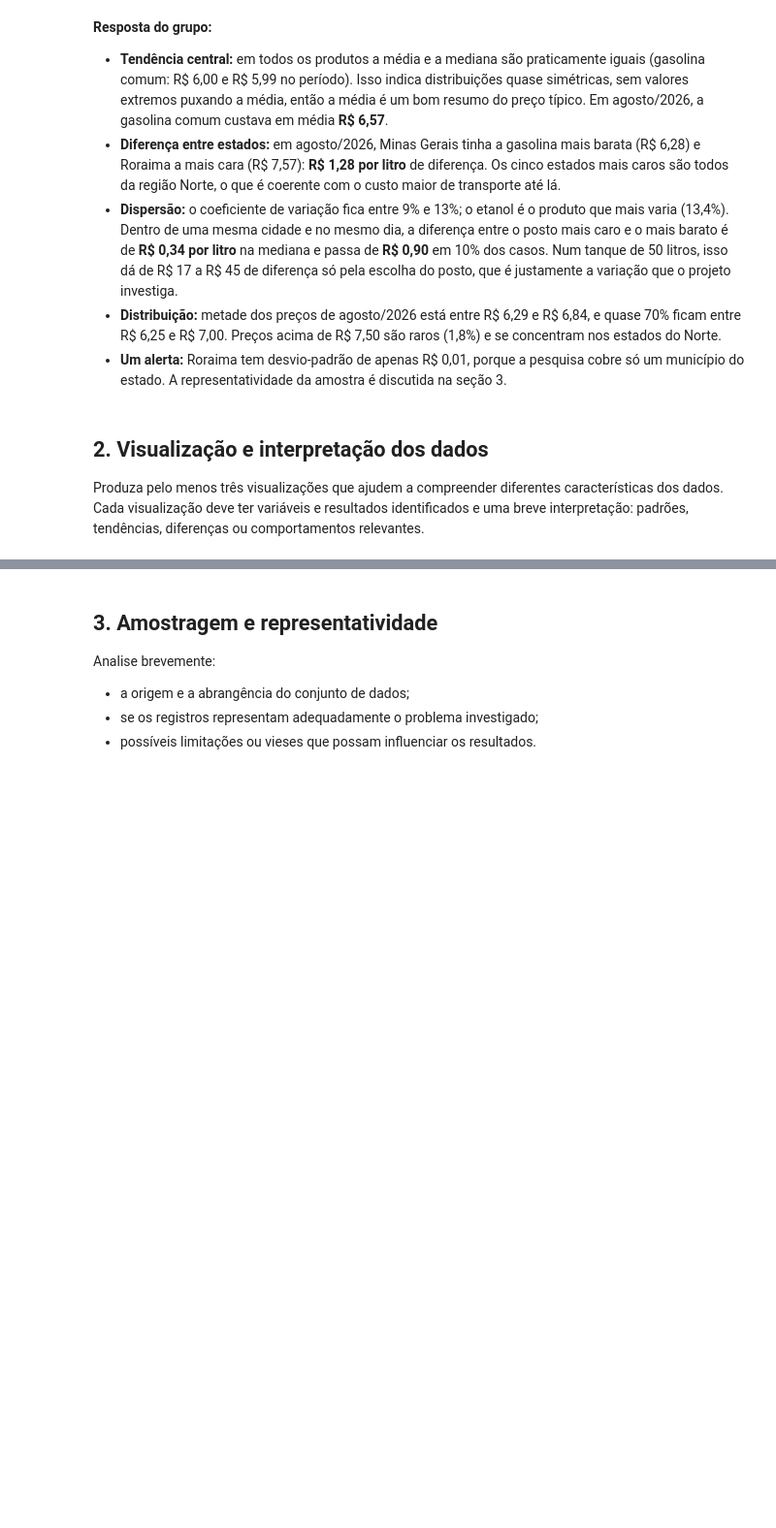
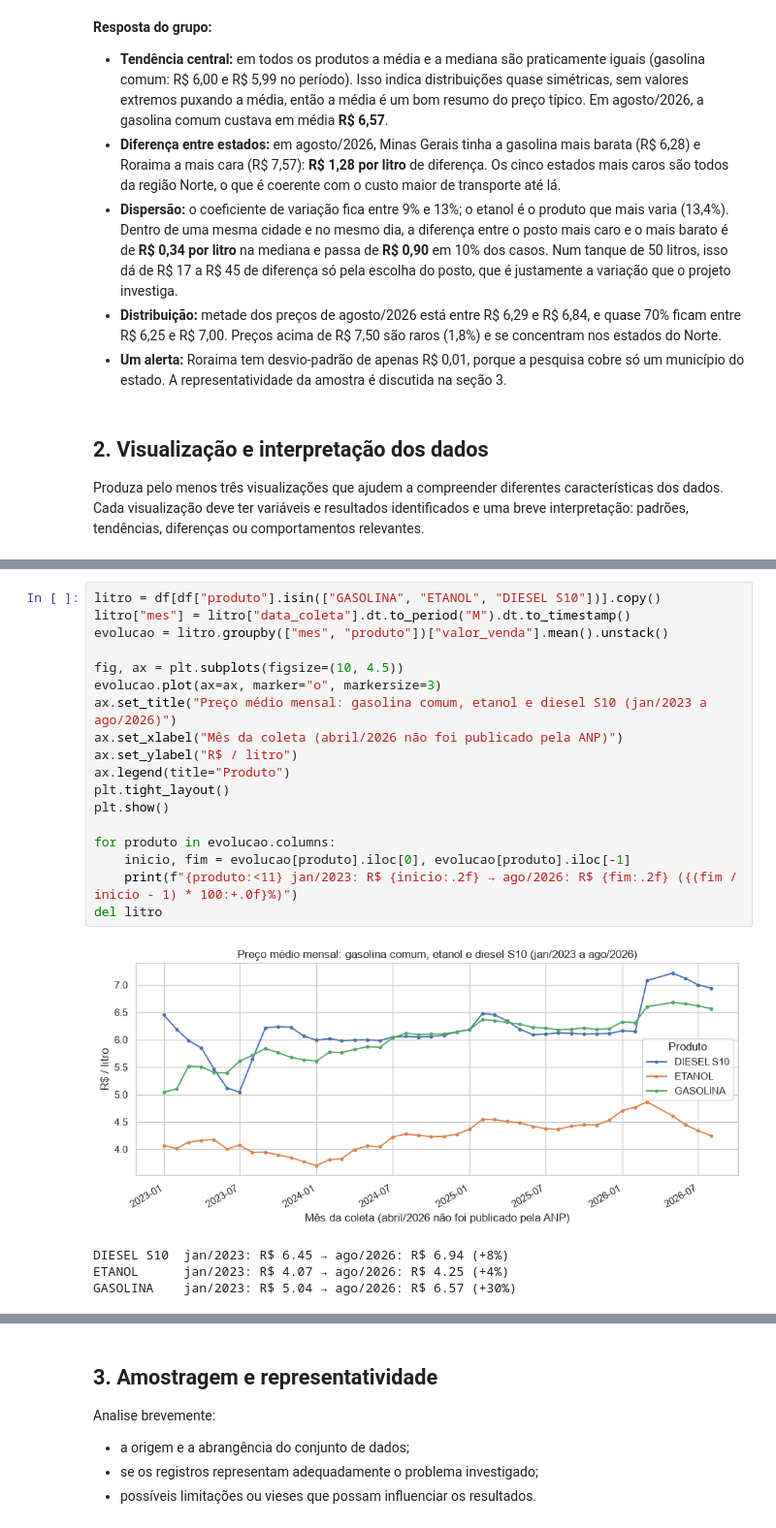
Before and after one commit to EduardoPereirabsi/PJBL01-Precos-combustiveis, a Jupyter notebook: PJBL_RA3_analise.ipynb, the cells around one changed output, grey strips where cells are left out. Shown at 97% size. Drawn from its saved outputs; the diff is of its cells as text; blank space fills up the shorter version.

Commit message:
RA3: visualizações e interpretações

```diff
--- a/PJBL_RA3_analise.ipynb
+++ b/PJBL_RA3_analise.ipynb
@@ -209,0 +208,23 @@ Produza pelo menos três visualizações que ajudem a compreender diferentes car
+# %%
+litro = df[df["produto"].isin(["GASOLINA", "ETANOL", "DIESEL S10"])].copy()
+litro["mes"] = litro["data_coleta"].dt.to_period("M").dt.to_timestamp()
+evolucao = litro.groupby(["mes", "produto"])["valor_venda"].mean().unstack()
+
+fig, ax = plt.subplots(figsize=(10, 4.5))
+evolucao.plot(ax=ax, marker="o", markersize=3)
+ax.set_title("Preço médio mensal: gasolina comum, etanol e diesel S10 (jan/2023 a ago/2026)")
+ax.set_xlabel("Mês da coleta (abril/2026 não foi publicado pela ANP)")
+ax.set_ylabel("R$ / litro")
+ax.legend(title="Produto")
+plt.tight_layout()
+plt.show()
+
+for produto in evolucao.columns:
+    inicio, fim = evolucao[produto].iloc[0], evolucao[produto].iloc[-1]
+    print(f"{produto:<11} jan/2023: R$ {inicio:.2f} → ago/2026: R$ {fim:.2f} ({(fim / inicio - 1) * 100:+.0f}%)")
+del litro
+# %% [output]
+[figure, added]
+DIESEL S10  jan/2023: R$ 6.45 → ago/2026: R$ 6.94 (+8%)
+ETANOL      jan/2023: R$ 4.07 → ago/2026: R$ 4.25 (+4%)
+GASOLINA    jan/2023: R$ 5.04 → ago/2026: R$ 6.57 (+30%)
```
Also changed, not shown: parts of 11 cells of this notebook.
